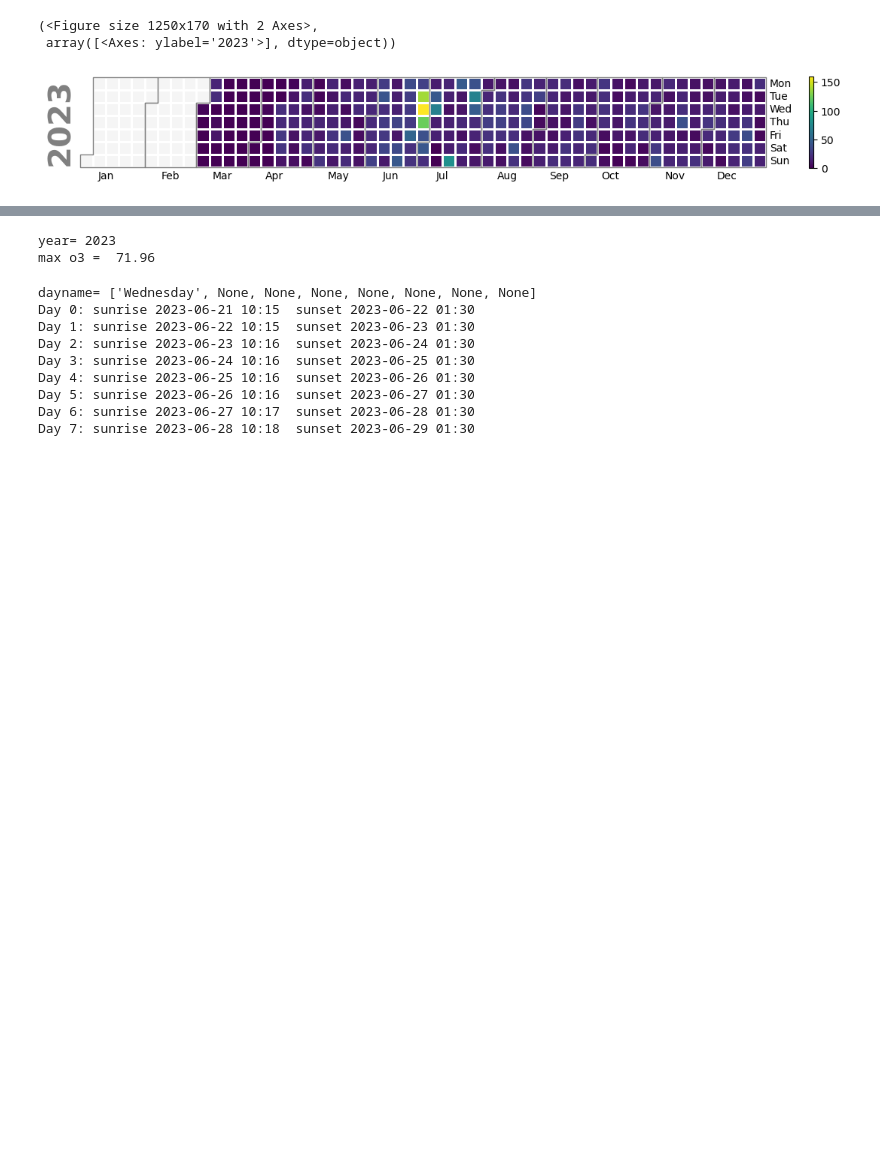
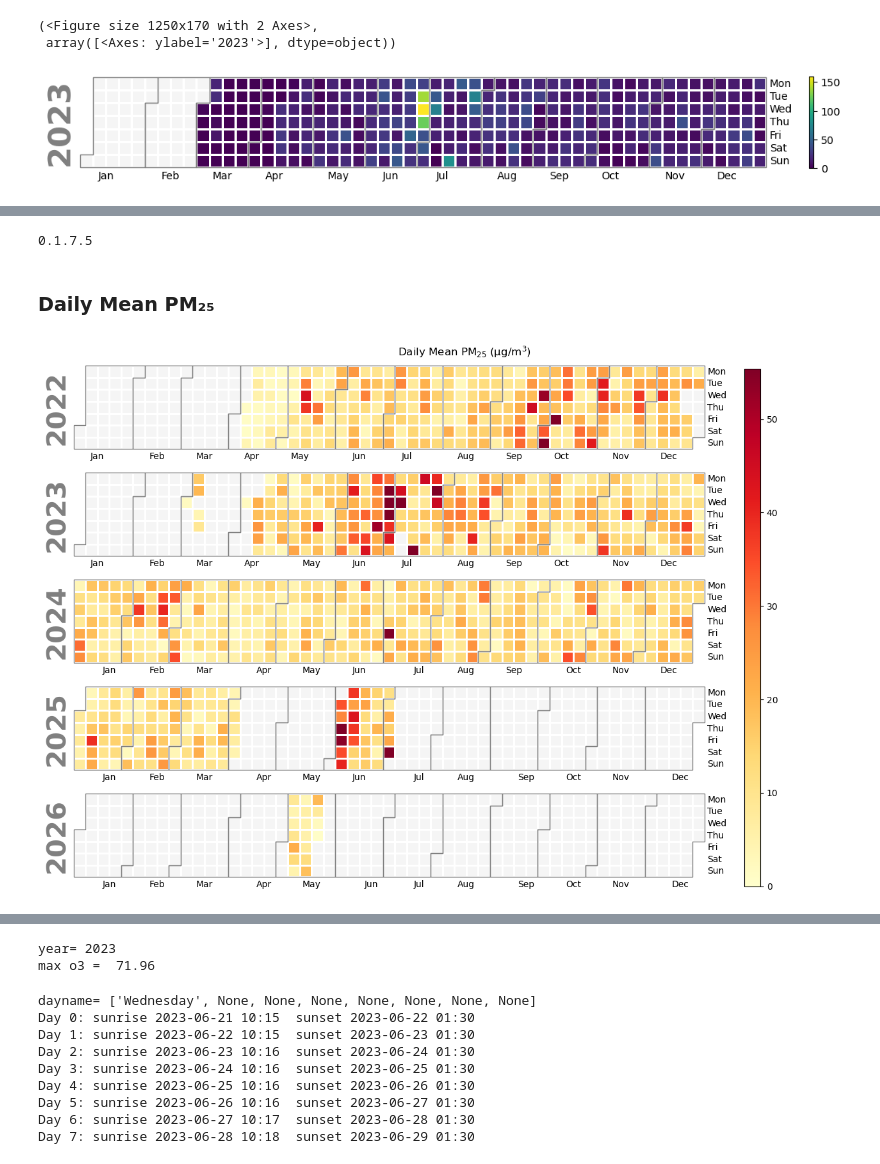
Before and after one commit to gregorywanderson/air_quality, a Jupyter notebook: modulair_examples.ipynb, the cells around one changed output, grey strips where cells are left out. Saved outputs shown, nothing was run; the diff lists cells and outputs as text; code cells hidden in the pictures; blank space fills up the shorter version.

```diff
--- a/modulair_examples.ipynb
+++ b/modulair_examples.ipynb
@@ -139,0 +205,33 @@ calplot.calplot(daily_2023['pm25'].tz_localize(None))
+# %%
+import calplot
+print(calplot.__version__)
+# %% [output]
+0.1.7.5
+# %% [markdown]
+### Daily Mean PM₂₅
+# %%
+# Daily mean PM2.5 across all years. Color scale runs from 0 to the
+# top of the AQI "Unhealthy for Sensitive Groups" tier (55.4 µg/m³),
+# so the YlOrRd progression aligns intuitively with AQI severity.
+daily_pm25_all = pd.concat([
+    daily_2022['pm25'],
+    daily_2023['pm25'],
+    daily_2024['pm25'],
+    daily_2025['pm25'],
+    daily_2026['pm25'],
+]).tz_localize(None)
+
+fig, axes = calplot.calplot(
+    daily_pm25_all,
+    how='mean',
+    cmap='YlOrRd',
+    vmin=0,
+    vmax=55.4,
+    colorbar=True,
+)
+plt.suptitle('Daily Mean PM$_{25}$ (µg/m$^3$)',
+             y=1.02, fontsize=12)
+plt.savefig("figures/pm25_coverage.png", dpi=150, bbox_inches="tight")
+plt.show()
+# %% [output]
+[figure, added]
```
Also changed, not shown: parts of 17 cells of this notebook.
